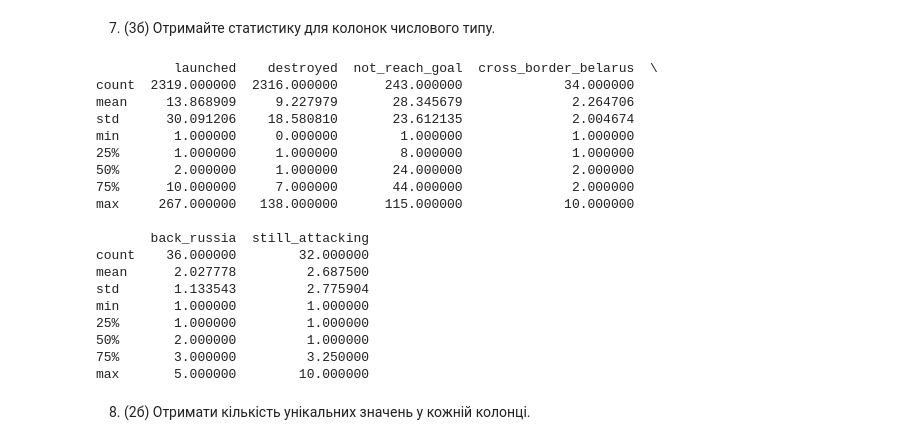
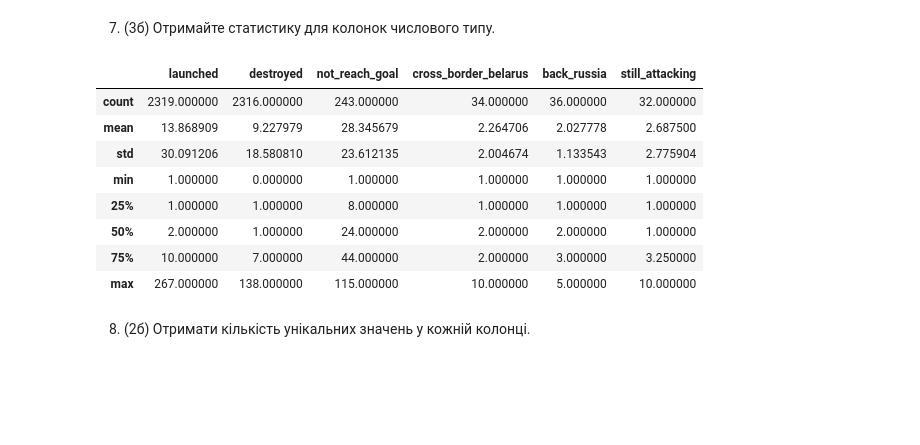
Before and after one commit to lanathefrog/python_practices, a Jupyter notebook: practice_9.ipynb, the cells around one changed output. Saved outputs shown, nothing was run; the diff lists cells and outputs as text; code cells hidden in the pictures; blank space fills up the shorter version.

```diff
--- a/practice_9.ipynb
+++ b/practice_9.ipynb
@@ -60,7 +74,3 @@ dtype: object
 # III. Data understanding
 # %% [markdown]
 4. (2б) Виведіть на екран перші 20 рядків зчитаного датафрейму.
-# %%
-import pandas as pd
-df = pd.read_csv('/content/sample_data/missile_attacks_daily.csv')
-print(df.head(20))
@@ -85,14 +97,8 @@ print(df.head(20))
 # %% [markdown]
 5. (2б) Отримайте інформацію про форму датафрейму.
 # %%
-import pandas as pd
-df = pd.read_csv('/content/sample_data/missile_attacks_daily.csv')
 print("Shape of the dataframe:", df.shape)
 # %% [output]
 Shape of the dataframe: (2322, 17)
 # %% [markdown]
 6. (3б) Отримайте дані про кожну колонку з її назвою, типом даних та кількістю непустих значень.
-# %%
-import pandas as pd
-df = pd.read_csv('/content/sample_data/missile_attacks_daily.csv')
-df.info()
@@ -117,29 +125,17 @@ memory usage: 308.5+ KB
 # %% [markdown]
 7. (3б) Отримайте статистику для колонок числового типу.
-# %%
-import pandas as pd
-df = pd.read_csv('/content/sample_data/missile_attacks_daily.csv')
-print(df.describe())
-# %% [output]
-          launched    destroyed  not_reach_goal  cross_border_belarus  \
-count  2319.000000  2316.000000      243.000000             34.000000
-mean     13.868909     9.227979       28.345679              2.264706
-std      30.091206    18.580810       23.612135              2.004674
-min       1.000000     0.000000        1.000000              1.000000
-25%       1.000000     1.000000        8.000000              1.000000
-50%       2.000000     1.000000       24.000000              2.000000
-75%      10.000000     7.000000       44.000000              2.000000
-max     267.000000   138.000000      115.000000             10.000000
-
-       back_russia  still_attacking
-count    36.000000        32.000000
-mean      2.027778         2.687500
-std       1.133543         2.775904
-min       1.000000         1.000000
-25%       1.000000         1.000000
-50%       2.000000         1.000000
-75%       3.000000         3.250000
-max       5.000000        10.000000
+# %%
+df.describe()
+# %% [output]
+|  | launched | destroyed | not_reach_goal | cross_border_belarus | back_russia | still_attacking |
+| count | 2319.000000 | 2316.000000 | 243.000000 | 34.000000 | 36.000000 | 32.000000 |
+| mean | 13.868909 | 9.227979 | 28.345679 | 2.264706 | 2.027778 | 2.687500 |
+| std | 30.091206 | 18.580810 | 23.612135 | 2.004674 | 1.133543 | 2.775904 |
+| min | 1.000000 | 0.000000 | 1.000000 | 1.000000 | 1.000000 | 1.000000 |
+| 25% | 1.000000 | 1.000000 | 8.000000 | 1.000000 | 1.000000 | 1.000000 |
+| 50% | 2.000000 | 1.000000 | 24.000000 | 2.000000 | 2.000000 | 1.000000 |
+| 75% | 10.000000 | 7.000000 | 44.000000 | 2.000000 | 3.000000 | 3.250000 |
+| max | 267.000000 | 138.000000 | 115.000000 | 10.000000 | 5.000000 | 10.000000 |
 # %% [markdown]
 8. (2б) Отримати кількість унікальних значень у кожній колонці.
 # %%
```
Also changed, not shown: parts of 18 cells of this notebook.
